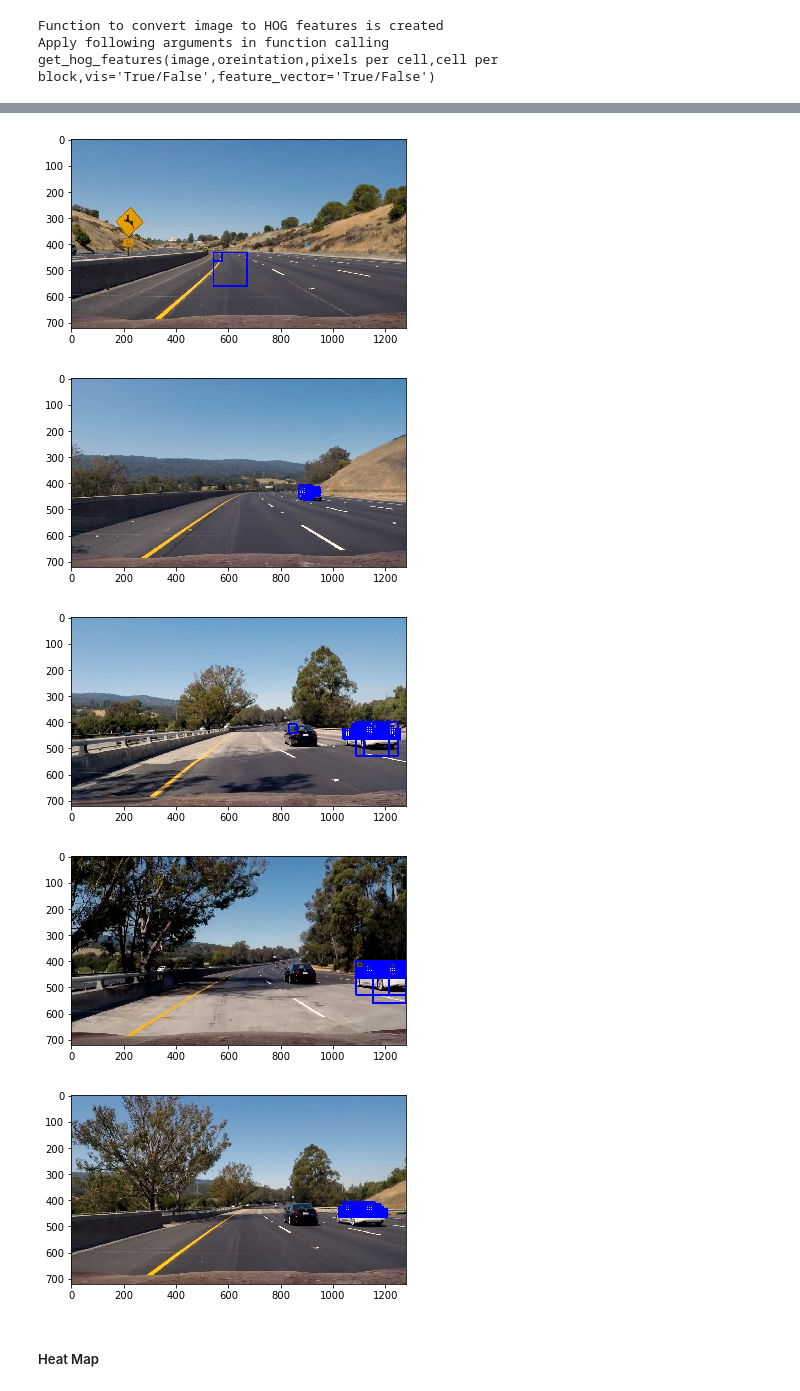
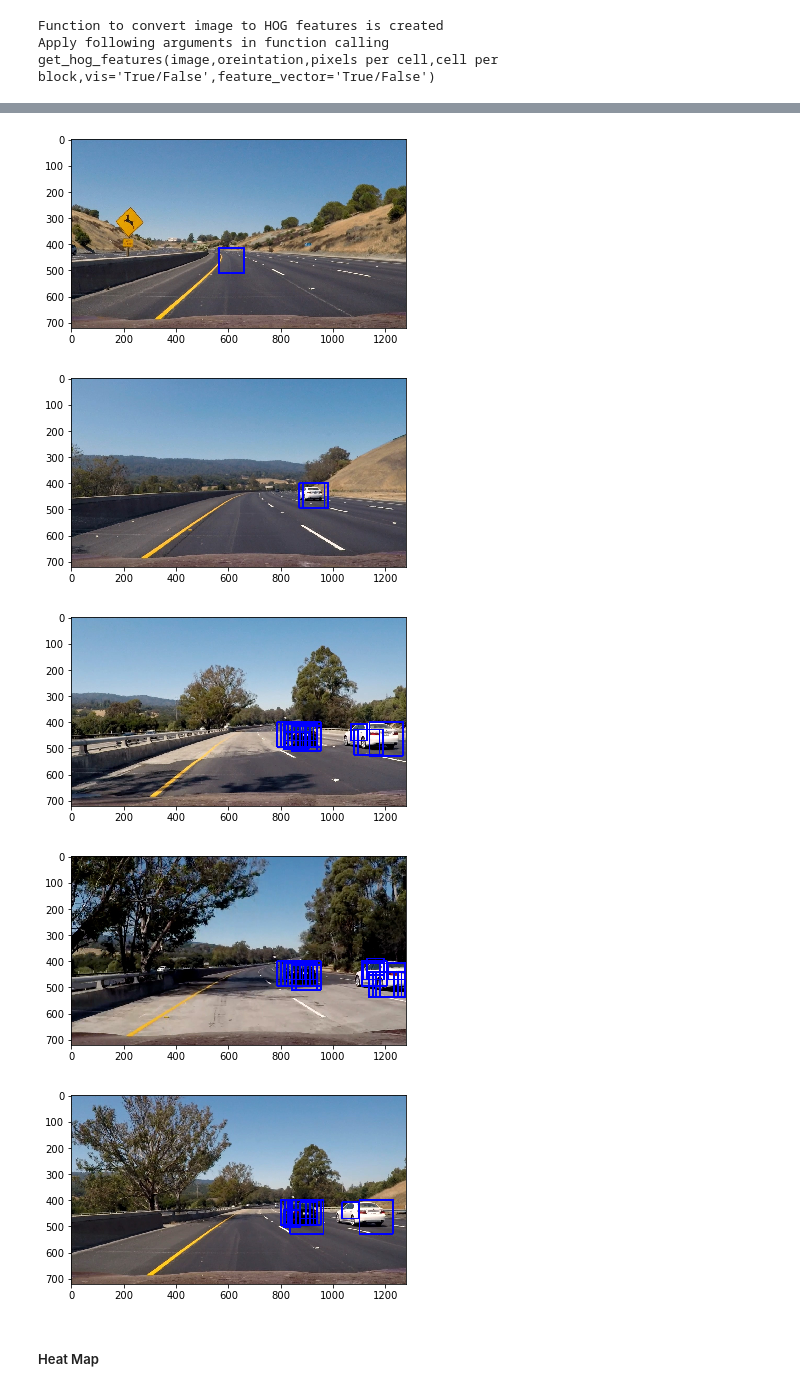
Before and after one commit to ameysharma/Vehicle_Detection, a Jupyter notebook: Vehicle_Tracking.ipynb, the cells around one changed output, grey strips where cells are left out. Drawn from its saved outputs; the diff is of its cells as text; code cells hidden in the pictures.

```diff
--- a/Vehicle_Tracking.ipynb
+++ b/Vehicle_Tracking.ipynb
@@ -176,11 +183,11 @@ def bin_spatial(img, size=(32, 32)):
     return features
 # %%
 #DATA SET GENERATION
-colorspace = 'RGB' # Can be RGB, HSV, LUV, HLS, YUV, YCrCb
-orient = 11
+colorspace = "YCrCb" # Can be RGB, HSV, LUV, HLS, YUV, YCrCb
+orient = 9
 pix_per_cell = 16
-cell_per_block = 2
-hog_channel = 'ALL' # Can be 0, 1, 2, or "ALL"
+cell_per_block = 4
+hog_channel = 1 # Can be 0, 1, 2, or "ALL"
 car_features=[]
 notcar_features=[]
 t=time.time()
@@ -191,6 +198,9 @@ for image in car_images:
                         pix_per_cell=pix_per_cell, cell_per_block=cell_per_block, hog_channel=hog_channel,
                         spatial_feat=True, hist_feat=True, hog_feat=True)
     car_features.append(features)
+
+
+
 for image in noncar_images:
     img=mpimg.imread(image)
     features=single_img_features(img, color_space=colorspace, spatial_size=(32, 32),
@@ -198,6 +208,7 @@ for image in noncar_images:
                         pix_per_cell=pix_per_cell, cell_per_block=cell_per_block, hog_channel=hog_channel,
                         spatial_feat=True, hist_feat=True, hog_feat=True)
     notcar_features.append(features)
+
 t2=time.time()
 print(round(t2-t, 2), 'Seconds to extract features...')
 # %% [output]
@@ -229,7 +240,7 @@ Feature vector length: 4356
 # %%
 #TRAINING THE CLASSIFIER USING SVM -SUPPORT VECTOR MACHINES
 # Use a linear SVC
-svc =svm.SVC(kernel='linear')
+svc =svm.SVC(C=0.0001,kernel='linear')
 # Check the training time for the SVC
 t = time.time()
 svc.fit(X_train, y_train)
@@ -277,9 +288,10 @@ def search_windows(img, windows, svc, scaler, color_space='RGB',
         test_features = scaler.transform(features)
         #6) Predict using your classifier
         prediction = svc.predict(test_features)
+
+            #7) If positive (prediction == 1) then save the window
         if prediction==1:
-            #7) If positive (prediction == 1) then save the window
-            if svc.decision_function(test_features) >1.3:
+            if svc.decision_function(test_features) >0.60:
                 on_windows.append(window)
     #8) Return windows for positive detections
     return on_windows
@@ -338,11 +350,11 @@ def slide_window(img, x_start_stop=[None, None], y_start_stop=[None, None],
     return window_list
 # %%
 
-color_space = 'RGB' # Can be RGB, HSV, LUV, HLS, YUV, YCrCb
-orient = 11 # HOG orientations
+color_space = 'YCrCb' # Can be RGB, HSV, LUV, HLS, YUV, YCrCb
+orient = 9 # HOG orientations
 pix_per_cell = 16 # HOG pixels per cell
-cell_per_block = 2 # HOG cells per block
-hog_channel = 'ALL' # Can be 0, 1, 2, or "ALL"
+cell_per_block =4 # HOG cells per block
+hog_channel = 1# Can be 0, 1, 2, or "ALL"
 spatial_size = (32, 32) # Spatial binning dimensions
 hist_bins = 32    # Number of histogram bins
 spatial_feat = True # Spatial features on or off
@@ -353,11 +367,12 @@ y_start_stop = [400, 650] # Min and max in y to search in slide_window()
 for images in glob.glob('test_images/test*.jpg'):
     img=mpimg.imread(images)
     windows = slide_window(img, x_start_stop=[None, None], y_start_stop=y_start_stop,
-                    xy_window=(128, 128), xy_overlap=(0.75, 0.75))
-    windows+= slide_window(img, x_start_stop=[None, None], y_start_stop=[500, 650],
+                    xy_window=(128, 128), xy_overlap=(0.70, 0.70))
+    windows+= slide_window(img, x_start_stop=[32, None], y_start_stop=[400,600],
+                    xy_window=(96, 96), xy_overlap=(0.85, 0.85))
+    windows+= slide_window(img, x_start_stop=[412, 1280], y_start_stop=[390,540],
                     xy_window=(64, 64), xy_overlap=(0.75, 0.75))
-    windows+= slide_window(img, x_start_stop=[None, None], y_start_stop=[400,470],
-                    xy_window=(32, 32), xy_overlap=(0.75, 0.75))
+
 
     hot_windows=search_windows(img, windows, svc, X_scaler, color_space=colorspace,
                     spatial_size=(32, 32), hist_bins=32,
@@ -365,6 +380,7 @@ for images in glob.glob('test_images/test*.jpg'):
                     pix_per_cell=pix_per_cell, cell_per_block=cell_per_block,
                     hog_channel=hog_channel, spatial_feat=True,
                     hist_feat=True, hog_feat=True)
+
     window_img = draw_boxes(img, hot_windows, color=(0, 0, 255), thick=6)
     plt.imshow(window_img)
     plt.show()
@@ -373,8 +389,8 @@ for images in glob.glob('test_images/test*.jpg'):
-[figure, old version]
+[figure, new version]
-[figure, old version]
+[figure, new version]
-[figure, old version]
+[figure, new version]
-[figure, old version]
+[figure, new version]
-[figure, old version]
+[figure, new version]
 # %% [markdown]
 ##### Heat Map
 # %%
```
Also changed, not shown: parts of 10 cells of this notebook, 2 other files.
